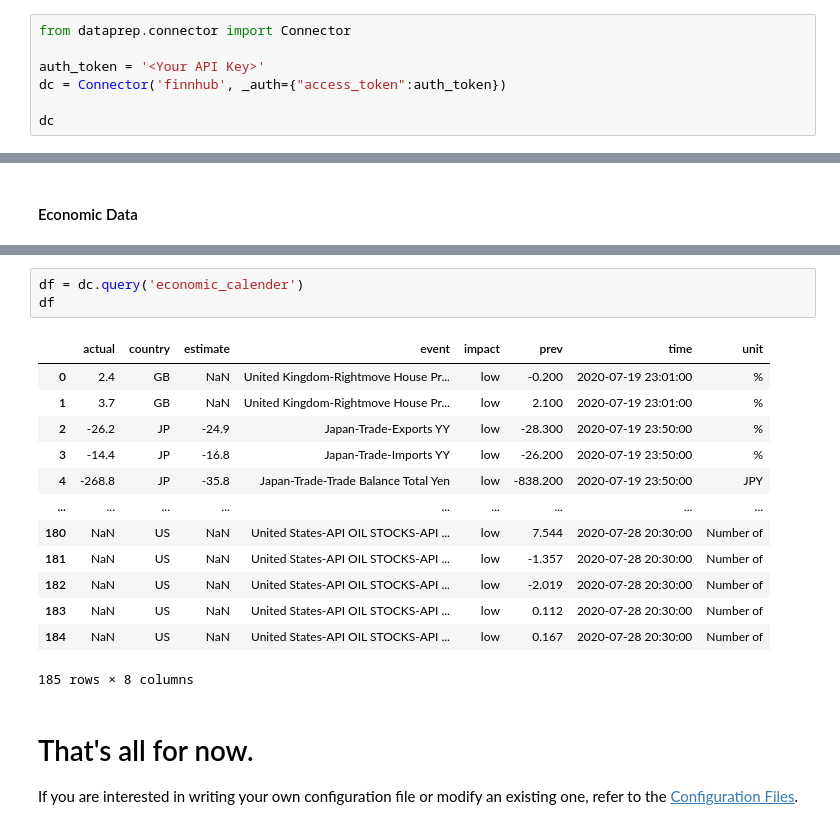
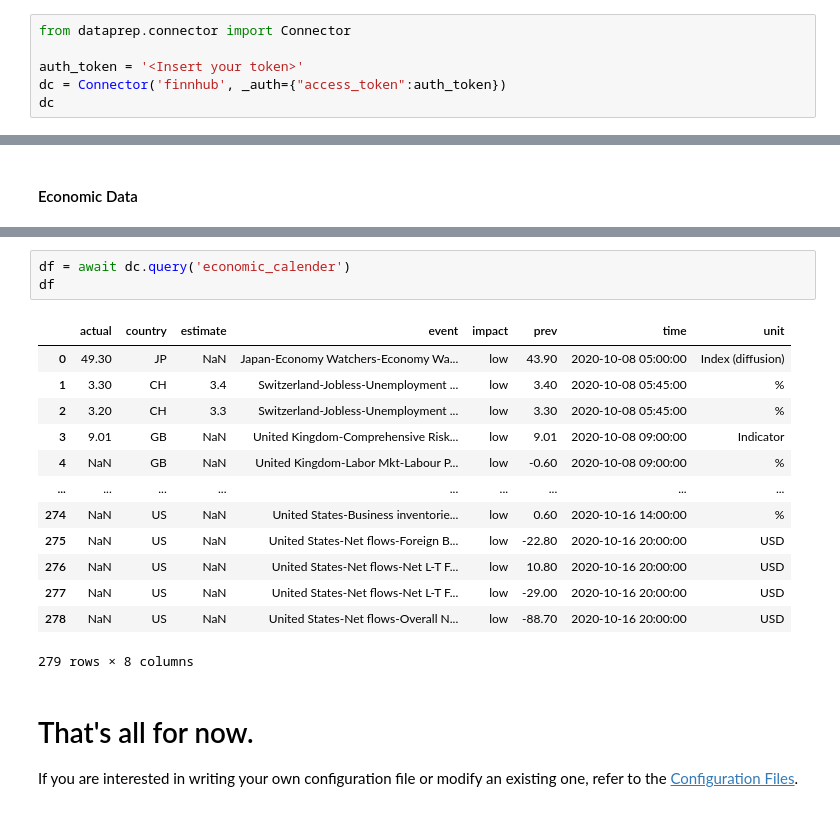
Before and after one commit to sfu-db/dataprep, a Jupyter notebook: examples/DataConnector_Finnhub.ipynb, the cells around one changed output, grey strips where cells are left out. Drawn from its saved outputs; the diff is of its cells as text.

```diff
--- a/examples/DataConnector_Finnhub.ipynb
+++ b/examples/DataConnector_Finnhub.ipynb
@@ -27,9 +21,8 @@ sys.path.append("/home/pallavi/git/ra/dataprep")
 # %%
 from dataprep.connector import Connector
 
-auth_token = '<Your API Key>'
+auth_token = '<Insert your token>'
 dc = Connector('finnhub', _auth={"access_token":auth_token})
-
 dc
 # %% [output]
 <dataprep.connector.connector.Connector at 0x...>
@@ -262,22 +256,22 @@ df
 | 248 | Montenegro | ME | MNE | 499 | Euro | EUR |
 249 rows × 6 columns
 # %%
-df = dc.query('economic_calender')
+df = await dc.query('economic_calender')
 df
 # %% [output]
 |  | actual | country | estimate | event | impact | prev | time | unit |
-| 0 | 2.4 | GB | NaN | United Kingdom-Rightmove House Pr... | low | -0.200 | 2020-07-19 23:01:00 | % |
-| 1 | 3.7 | GB | NaN | United Kingdom-Rightmove House Pr... | low | 2.100 | 2020-07-19 23:01:00 | % |
-| 2 | -26.2 | JP | -24.9 | Japan-Trade-Exports YY | low | -28.300 | 2020-07-19 23:50:00 | % |
-| 3 | -14.4 | JP | -16.8 | Japan-Trade-Imports YY | low | -26.200 | 2020-07-19 23:50:00 | % |
-| 4 | -268.8 | JP | -35.8 | Japan-Trade-Trade Balance Total Yen | low | -838.200 | 2020-07-19 23:50:00 | JPY |
+| 0 | 49.30 | JP | NaN | Japan-Economy Watchers-Economy Wa... | low | 43.90 | 2020-10-08 05:00:00 | Index (diffusion) |
+| 1 | 3.30 | CH | 3.4 | Switzerland-Jobless-Unemployment ... | low | 3.40 | 2020-10-08 05:45:00 | % |
+| 2 | 3.20 | CH | 3.3 | Switzerland-Jobless-Unemployment ... | low | 3.30 | 2020-10-08 05:45:00 | % |
+| 3 | 9.01 | GB | NaN | United Kingdom-Comprehensive Risk... | low | 9.01 | 2020-10-08 09:00:00 | Indicator |
+| 4 | NaN | GB | NaN | United Kingdom-Labor Mkt-Labour P... | low | -0.60 | 2020-10-08 09:00:00 | % |
 | ... | ... | ... | ... | ... | ... | ... | ... | ... |
-| 180 | NaN | US | NaN | United States-API OIL STOCKS-API ... | low | 7.544 | 2020-07-28 20:30:00 | Number of |
-| 181 | NaN | US | NaN | United States-API OIL STOCKS-API ... | low | -1.357 | 2020-07-28 20:30:00 | Number of |
-| 182 | NaN | US | NaN | United States-API OIL STOCKS-API ... | low | -2.019 | 2020-07-28 20:30:00 | Number of |
-| 183 | NaN | US | NaN | United States-API OIL STOCKS-API ... | low | 0.112 | 2020-07-28 20:30:00 | Number of |
-| 184 | NaN | US | NaN | United States-API OIL STOCKS-API ... | low | 0.167 | 2020-07-28 20:30:00 | Number of |
+| 274 | NaN | US | NaN | United States-Business inventorie... | low | 0.60 | 2020-10-16 14:00:00 | % |
+| 275 | NaN | US | NaN | United States-Net flows-Foreign B... | low | -22.80 | 2020-10-16 20:00:00 | USD |
+| 276 | NaN | US | NaN | United States-Net flows-Net L-T F... | low | 10.80 | 2020-10-16 20:00:00 | USD |
+| 277 | NaN | US | NaN | United States-Net flows-Net L-T F... | low | -29.00 | 2020-10-16 20:00:00 | USD |
+| 278 | NaN | US | NaN | United States-Net flows-Overall N... | low | -88.70 | 2020-10-16 20:00:00 | USD |
-185 rows × 8 columns
+279 rows × 8 columns
 # %% [markdown]
 # That's all for now.
 If you are interested in writing your own configuration file or modify an existing one, refer to the [Configuration Files](https://github.com/sfu-db/DataConnectorConfigs>).
```
Also changed, not shown: parts of 11 cells of this notebook, 2 other files.
